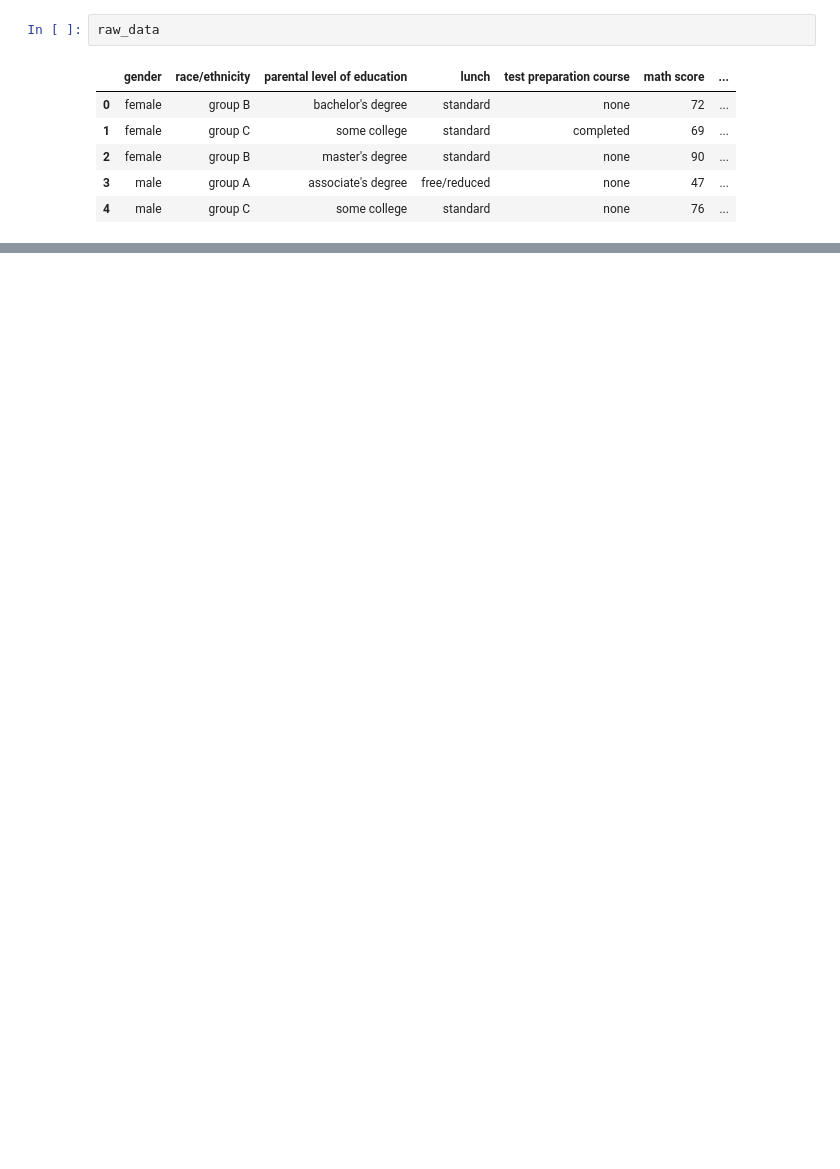
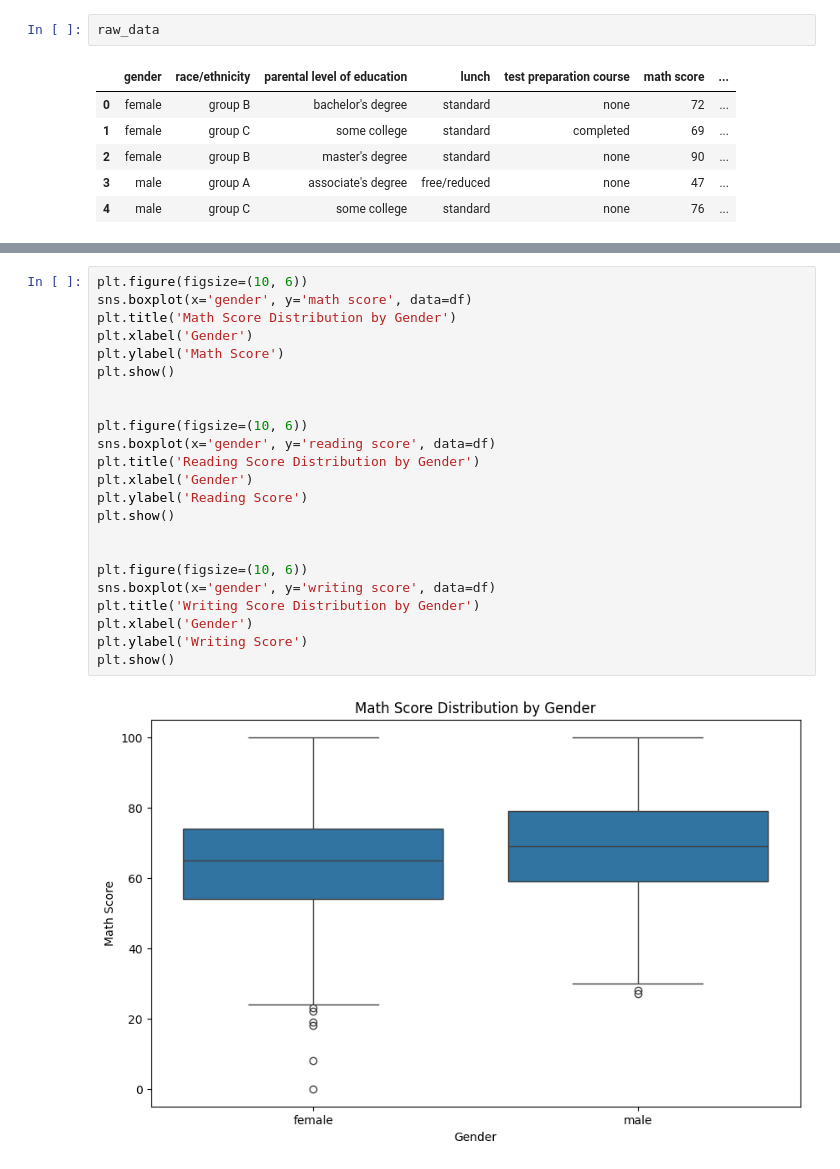
Before and after one commit to ladkrutarth/DS_Assignment_1, a Jupyter notebook: Assignment_1.ipynb, the cells around one changed output, grey strips where cells are left out. Drawn from its saved outputs; the diff is of its cells as text; blank space fills up the shorter version.

```diff
--- a/Assignment_1.ipynb
+++ b/Assignment_1.ipynb
@@ -73,0 +96,25 @@ memory usage: 452.0+ bytes
+# %%
+plt.figure(figsize=(10, 6))
+sns.boxplot(x='gender', y='math score', data=df)
+plt.title('Math Score Distribution by Gender')
+plt.xlabel('Gender')
+plt.ylabel('Math Score')
+plt.show()
+
+
+plt.figure(figsize=(10, 6))
+sns.boxplot(x='gender', y='reading score', data=df)
+plt.title('Reading Score Distribution by Gender')
+plt.xlabel('Gender')
+plt.ylabel('Reading Score')
+plt.show()
+
+
+plt.figure(figsize=(10, 6))
+sns.boxplot(x='gender', y='writing score', data=df)
+plt.title('Writing Score Distribution by Gender')
+plt.xlabel('Gender')
+plt.ylabel('Writing Score')
+plt.show()
+# %% [output]
+[figure, added]
```
Also changed, not shown: parts of 7 cells of this notebook.
